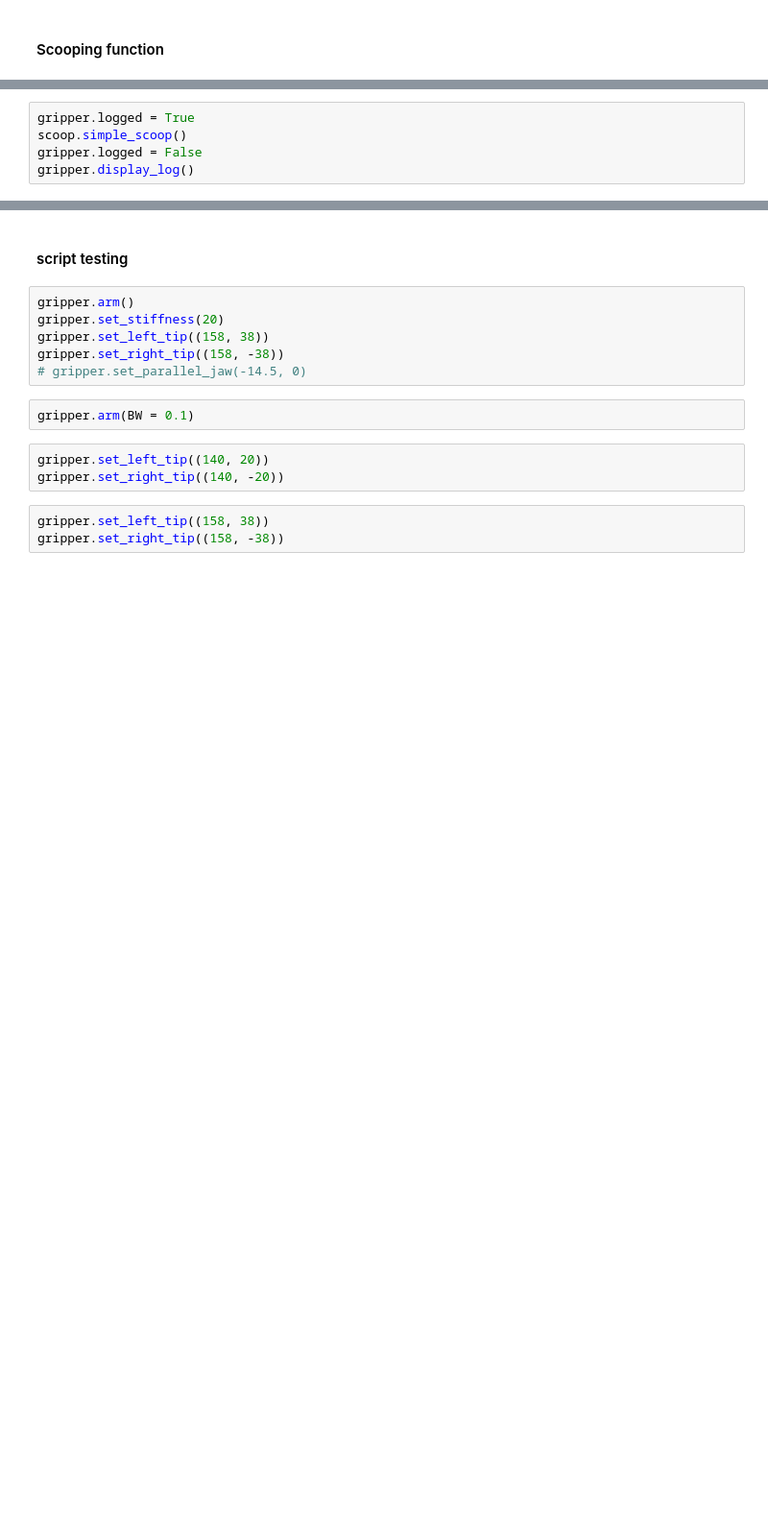
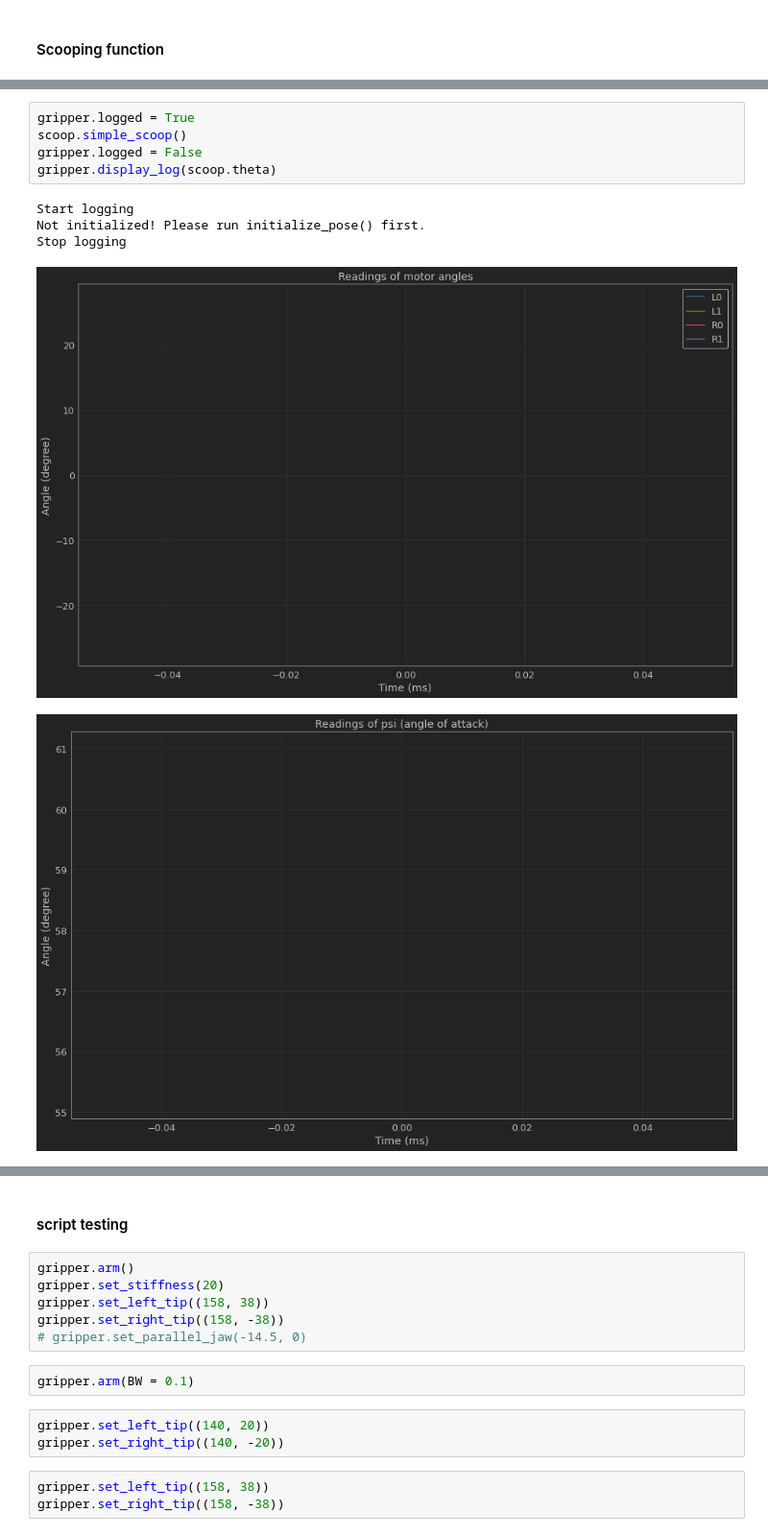
Before and after one commit to JS-RML/high_speed_scooping, a Jupyter notebook: script/scooping_test.ipynb, the cells around one changed output, grey strips where cells are left out. Shown at 96% size. Saved outputs shown, nothing was run; the diff lists cells and outputs as text; blank space fills up the shorter version.

Commit message:
Update logging for psi angle

```diff
--- a/script/scooping_test.ipynb
+++ b/script/scooping_test.ipynb
@@ -32,8 +58,14 @@ scoop.initialize_pose((-0.509,0.45,180))
 # %%
 gripper.logged = True
 scoop.simple_scoop()
 gripper.logged = False
-gripper.display_log()
+gripper.display_log(scoop.theta)
+# %% [output]
+Start logging
+Not initialized! Please run initialize_pose() first.
+Stop logging
+[figure, added]
+[figure, added]
 # %%
 from ddh import DDGripper
 gripper = DDGripper("ddh_scooping")
```
Also changed, not shown: parts of 8 cells of this notebook, 1 other file.
